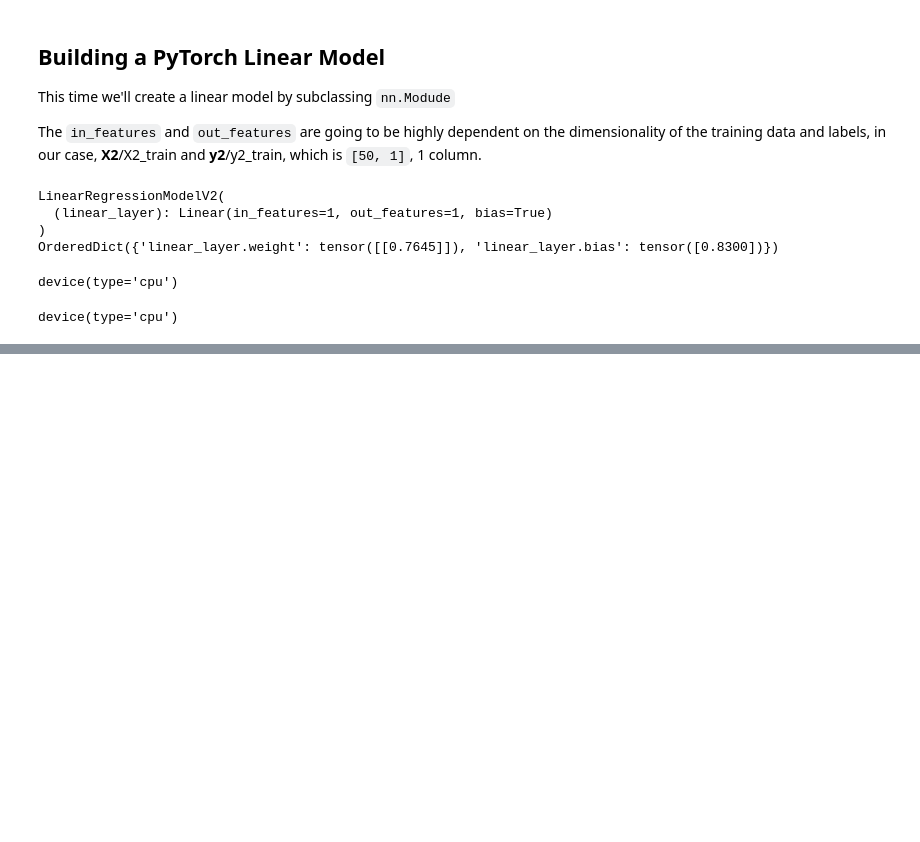
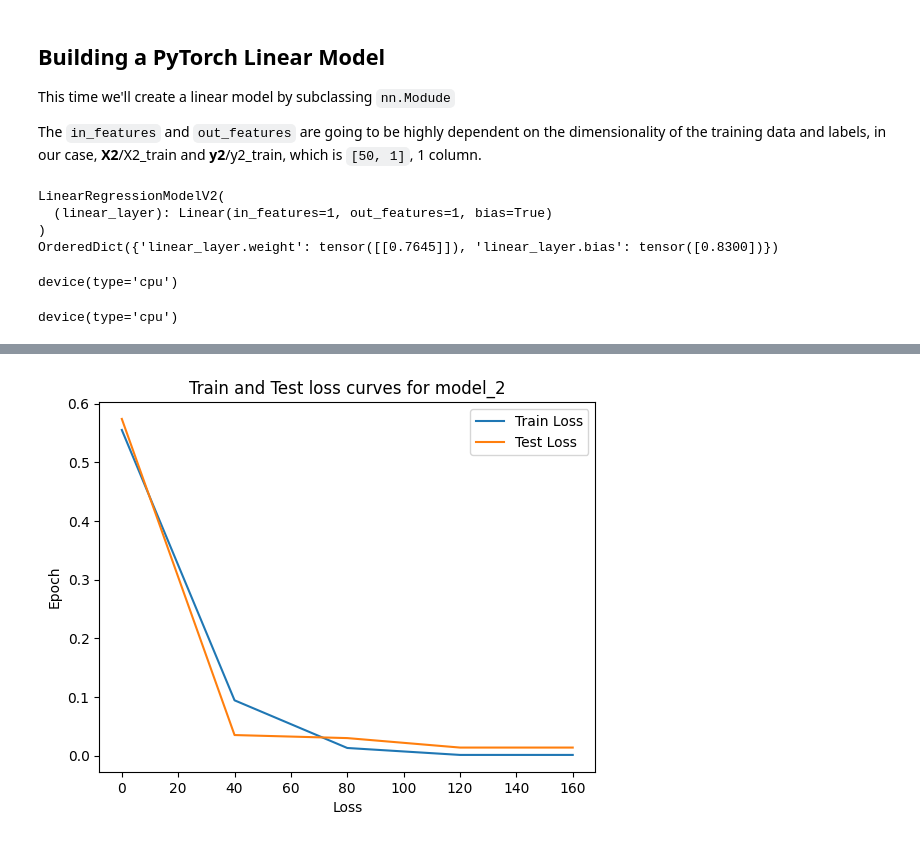
Before and after one commit to CYST084/_PyTorch-for-Deep-Learning---Machine-Learning, a Jupyter notebook: 01_pytorch_workflow.ipynb, the cells around one changed output, grey strips where cells are left out. Saved outputs shown, nothing was run; the diff lists cells and outputs as text; code cells hidden in the pictures; blank space fills up the shorter version.

Commit message:
train model_2 for 200 epochs, plot loss curves

```diff
--- a/01_pytorch_workflow.ipynb
+++ b/01_pytorch_workflow.ipynb
@@ -1044,0 +1085,15 @@ for epoch in range(epochs_2):
+# %%
+# Plot train and test loss curves
+def plot_loss_curves_2(epochs=epoch_count_2, train_losses=train_loss_values_2, test_losses=test_loss_values_2):
+    plt.plot(epochs, train_losses, label="Train Loss")
+    plt.plot(epochs, test_losses, label="Test Loss")
+    plt.title("Train and Test loss curves for model_2")
+    plt.ylabel("Epoch")
+    plt.xlabel("Loss")
+    plt.legend()
+    plt.show()
+
+# plotting
+plot_loss_curves_2()
+# %% [output]
+[figure, added]
```
Also changed, not shown: parts of 4 cells of this notebook.
